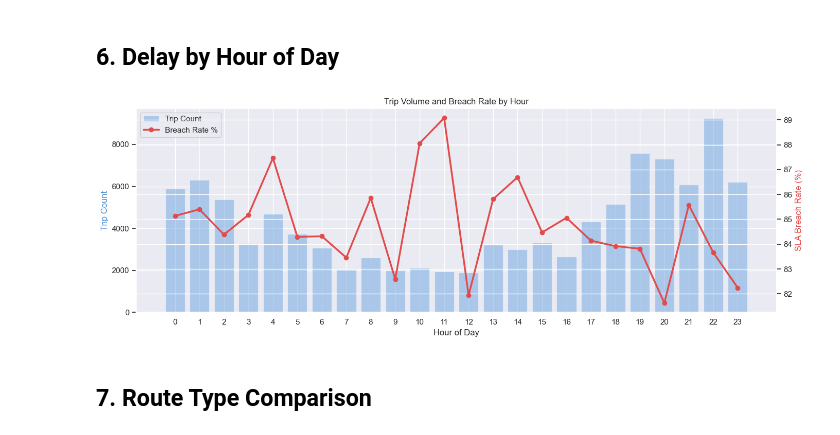
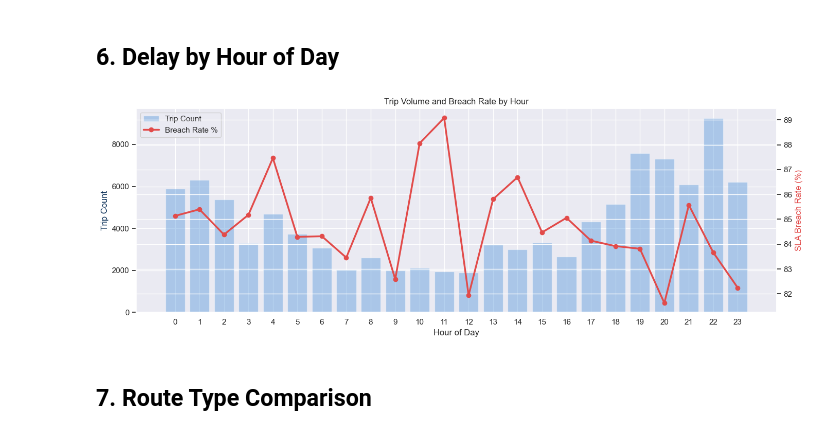
Before and after one commit to mayanktiwari-cmd/Optimizing-Delivery-ETAs-with-Graph--Based-Network-Intelligence, a Jupyter notebook: 00_eda.ipynb, the cells around one changed output. Saved outputs shown, nothing was run; the diff lists cells and outputs as text; code cells hidden in the pictures.

```diff
--- a/00_eda.ipynb
+++ b/00_eda.ipynb
@@ -172,28 +179,28 @@ True       1.912   1.647  85991
 # %%
 hourly = df.groupby('hour').agg(
     avg_delay   = ('segment_delay_ratio', 'mean'),
     breach_rate = ('is_delayed',          'mean'),
     trip_count  = ('segment_delay_ratio', 'count')
 ).reset_index()
 
 fig, ax1 = plt.subplots(figsize=(14, 5))
 ax2 = ax1.twinx()
 ax1.bar(hourly['hour'], hourly['trip_count'], color='#4a90d9', alpha=0.4, label='Trip Count')
 ax2.plot(hourly['hour'], hourly['breach_rate']*100, color='#E24B4A',
          lw=2.5, marker='o', label='Breach Rate %')
 ax1.set_xlabel('Hour of Day')
-ax1.set_ylabel('Trip Count', color='#4a90d9')
+ax1.set_ylabel('Trip Count', color="#0b3058")
 ax2.set_ylabel('SLA Breach Rate (%)', color='#E24B4A')
 ax1.set_title('Trip Volume and Breach Rate by Hour')
 ax1.set_xticks(range(0,24))
 lines1,labs1 = ax1.get_legend_handles_labels()
 lines2,labs2 = ax2.get_legend_handles_labels()
 ax1.legend(lines1+lines2, labs1+labs2)
 plt.tight_layout()
 plt.savefig('outputs/eda_hourly.png', dpi=120, bbox_inches='tight')
 plt.show()
 # %% [output]
-[figure, old version]
+[figure, new version]
 # %% [markdown]
 ## 7. Route Type Comparison
 # %%
```
Also changed, not shown: parts of 3 cells of this notebook, 5 other files.
